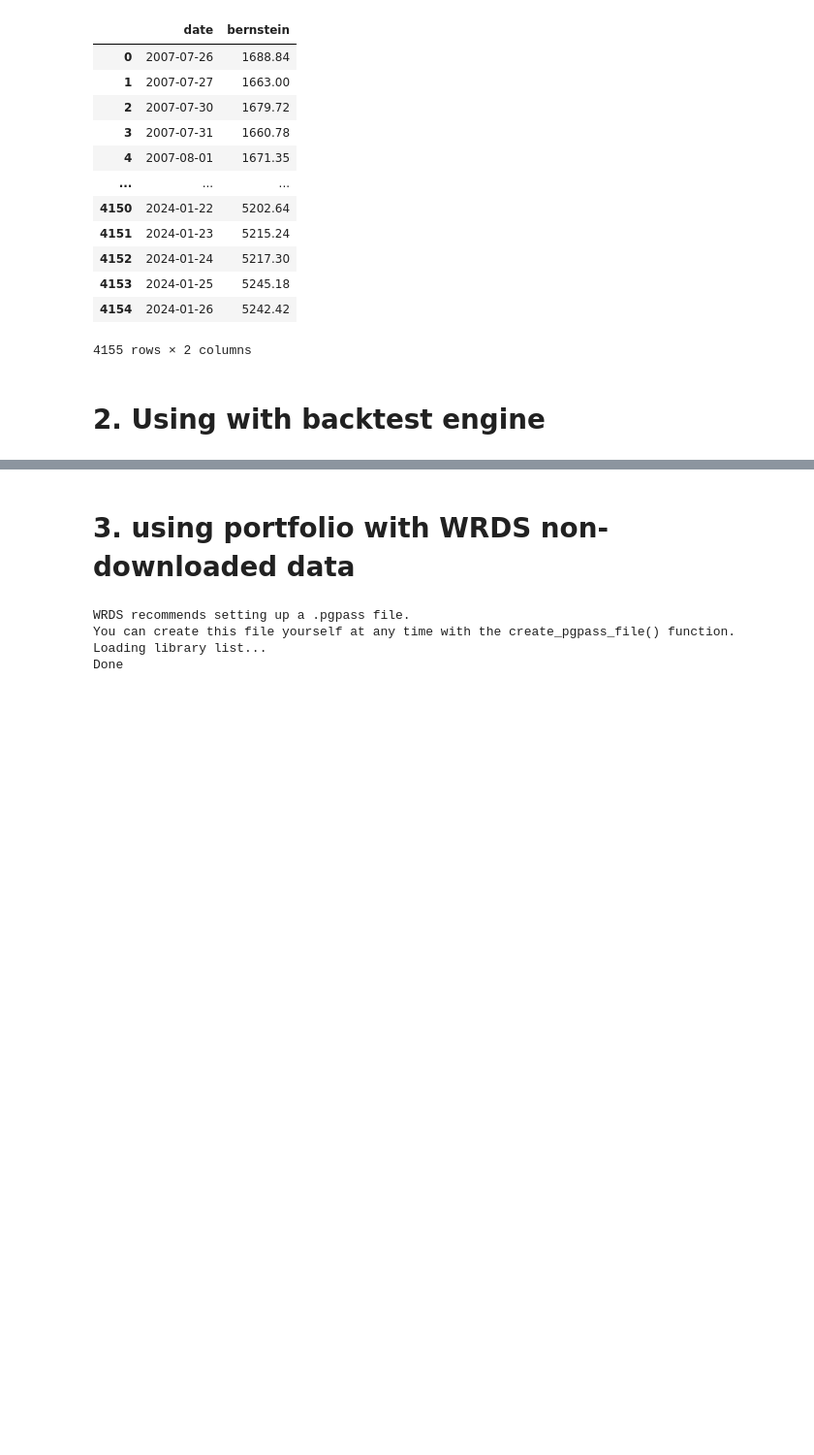
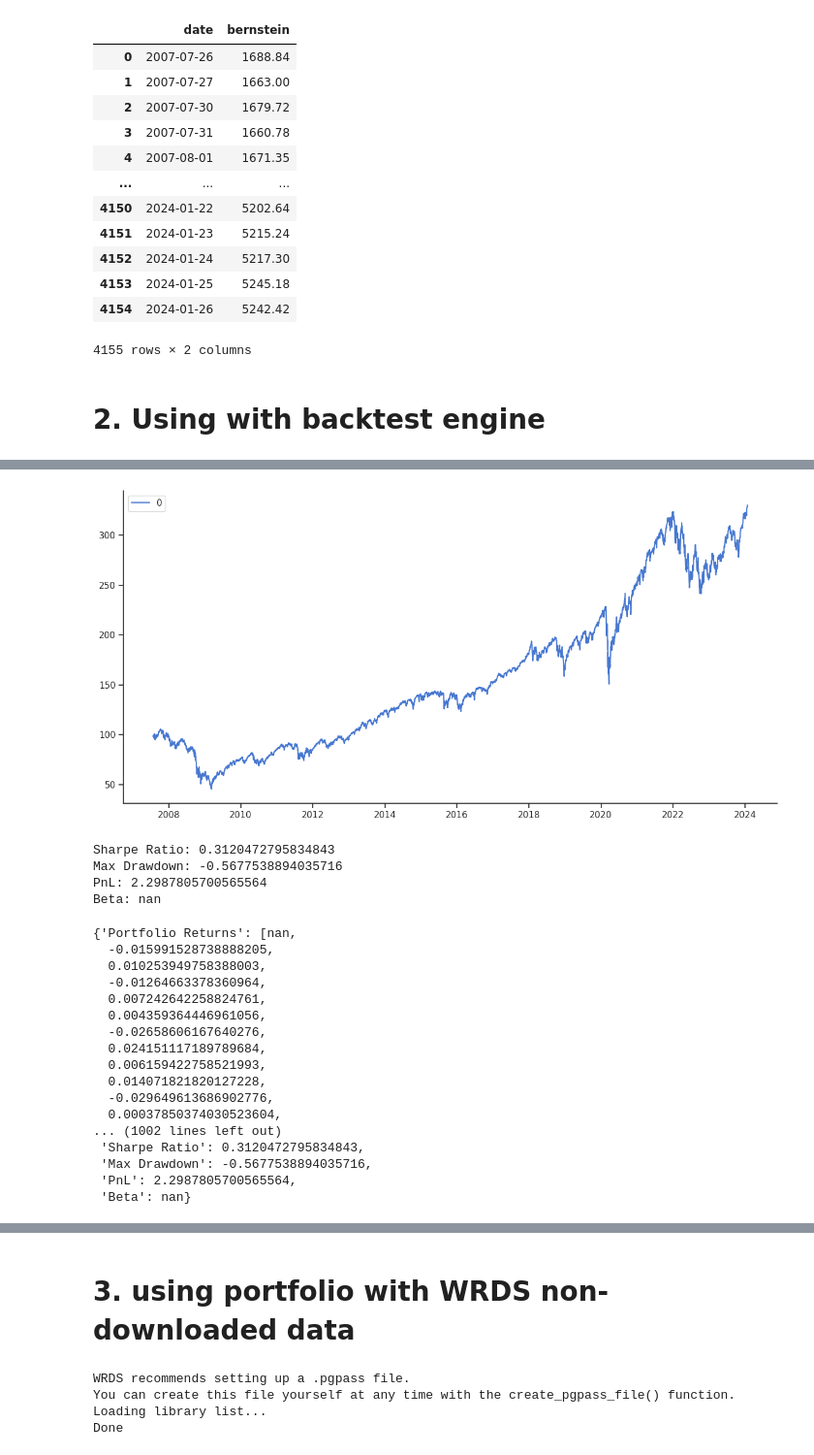
Before and after one commit to NUSFintechQuant/AY2324S1-Modern-Portfolio-Theory, a Jupyter notebook: portfolio/portfolio_demo.ipynb, the cells around one changed output, grey strips where cells are left out. Shown: that part at 97% size. Saved outputs shown, nothing was run; the diff lists cells and outputs as text; code cells hidden in the pictures; blank space fills up the shorter version.

Commit message:
feat: plot multiple portfolios together (#20)

```diff
--- a/portfolio/portfolio_demo.ipynb
+++ b/portfolio/portfolio_demo.ipynb
@@ -118,0 +170,25 @@ Beta: nan
+# %%
+SNP500.backtest(Backtest(), start="2007-07-26")
+# %% [output]
+[figure, added]
+Sharpe Ratio: 0.3120472795834843
+Max Drawdown: -0.5677538894035716
+PnL: 2.2987805700565564
+Beta: nan
+{'Portfolio Returns': [nan,
+  -0.015991528738888205,
+  0.010253949758388003,
+  -0.01264663378360964,
+  0.007242642258824761,
+  0.004359364446961056,
+  -0.02658606167640276,
+  0.024151117189789684,
+  0.006159422758521993,
+  0.014071821820127228,
+  -0.029649613686902776,
+  0.00037850374030523604,
+... (1002 lines left out)
+ 'Sharpe Ratio': 0.3120472795834843,
+ 'Max Drawdown': -0.5677538894035716,
+ 'PnL': 2.2987805700565564,
+ 'Beta': nan}
```
Also changed, not shown: parts of 6 cells of this notebook, 2 other files.
